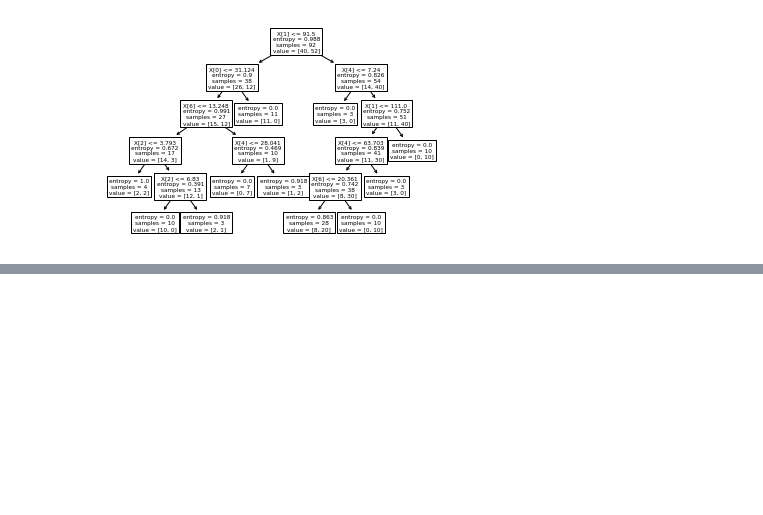
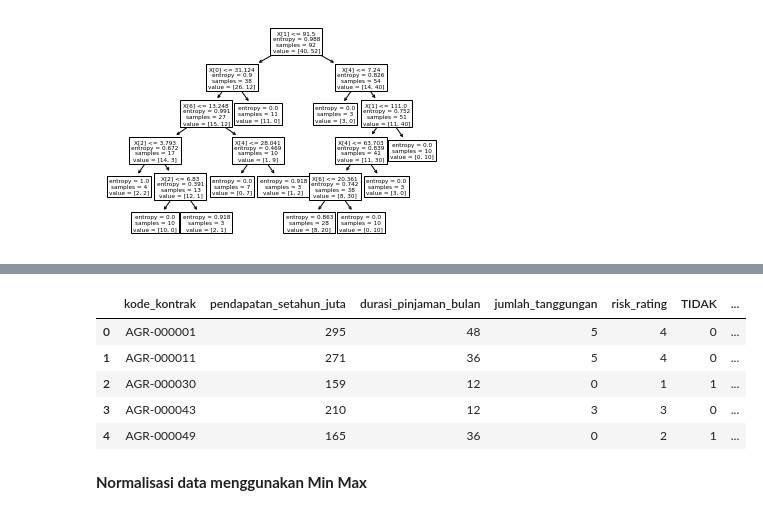
Before and after one commit to Rosita19/datamining, a Jupyter notebook: _sources/Penambangan Data.ipynb, the cells around one changed output, grey strips where cells are left out. Cells and saved outputs as stored; diff of their text form; code cells hidden in the pictures; blank space fills up the shorter version.

```diff
--- a/_sources/Penambangan Data.ipynb
+++ b/_sources/Penambangan Data.ipynb
@@ -1669,0 +1626,4 @@ dataZScale
+# %%
+# Mengambil kolom kpr aktif dan mentranformasikan menggunakan one-hot encoding
+df_kpr_aktif=pd.get_dummies(dataset['kpr_aktif'])
+df_kpr_aktif.head()
@@ -1669,0 +1637,4 @@ dataZScale
+# %%
+# Mengambil kolom rata-rata overdue mentranformasi menggunakan one-hot encoding
+rata_rata_overdue=pd.get_dummies(dataset['rata_rata_overdue'])
+rata_rata_overdue.head()
@@ -1669,0 +1648,4 @@ dataZScale
+# %%
+# Mengambil data numeric
+numeric = pd.DataFrame(dataset, columns = ['kode_kontrak','pendapatan_setahun_juta','durasi_pinjaman_bulan','jumlah_tanggungan','risk_rating'])
+numeric.head()
@@ -1669,0 +1659,11 @@ dataZScale
+# %%
+# Menampilkan gabungan beberapa kolom yang telah diproses
+dataset_baru = pd.concat([numeric, df_kpr_aktif, rata_rata_overdue], axis=1)
+dataset_baru.head()
+# %% [output]
+|  | kode_kontrak | pendapatan_setahun_juta | durasi_pinjaman_bulan | jumlah_tanggungan | risk_rating | TIDAK | ... |
+| 0 | AGR-000001 | 295 | 48 | 5 | 4 | 0 | ... |
+| 1 | AGR-000011 | 271 | 36 | 5 | 4 | 0 | ... |
+| 2 | AGR-000030 | 159 | 12 | 0 | 1 | 1 | ... |
+| 3 | AGR-000043 | 210 | 12 | 3 | 3 | 0 | ... |
+| 4 | AGR-000049 | 165 | 36 | 0 | 2 | 1 | ... |
@@ -1669,0 +1673,2 @@ dataZScale
+# %% [markdown]
+**Normalisasi data menggunakan Min Max**
```
Also changed, not shown: parts of 93 cells of this notebook, 16 other files.
